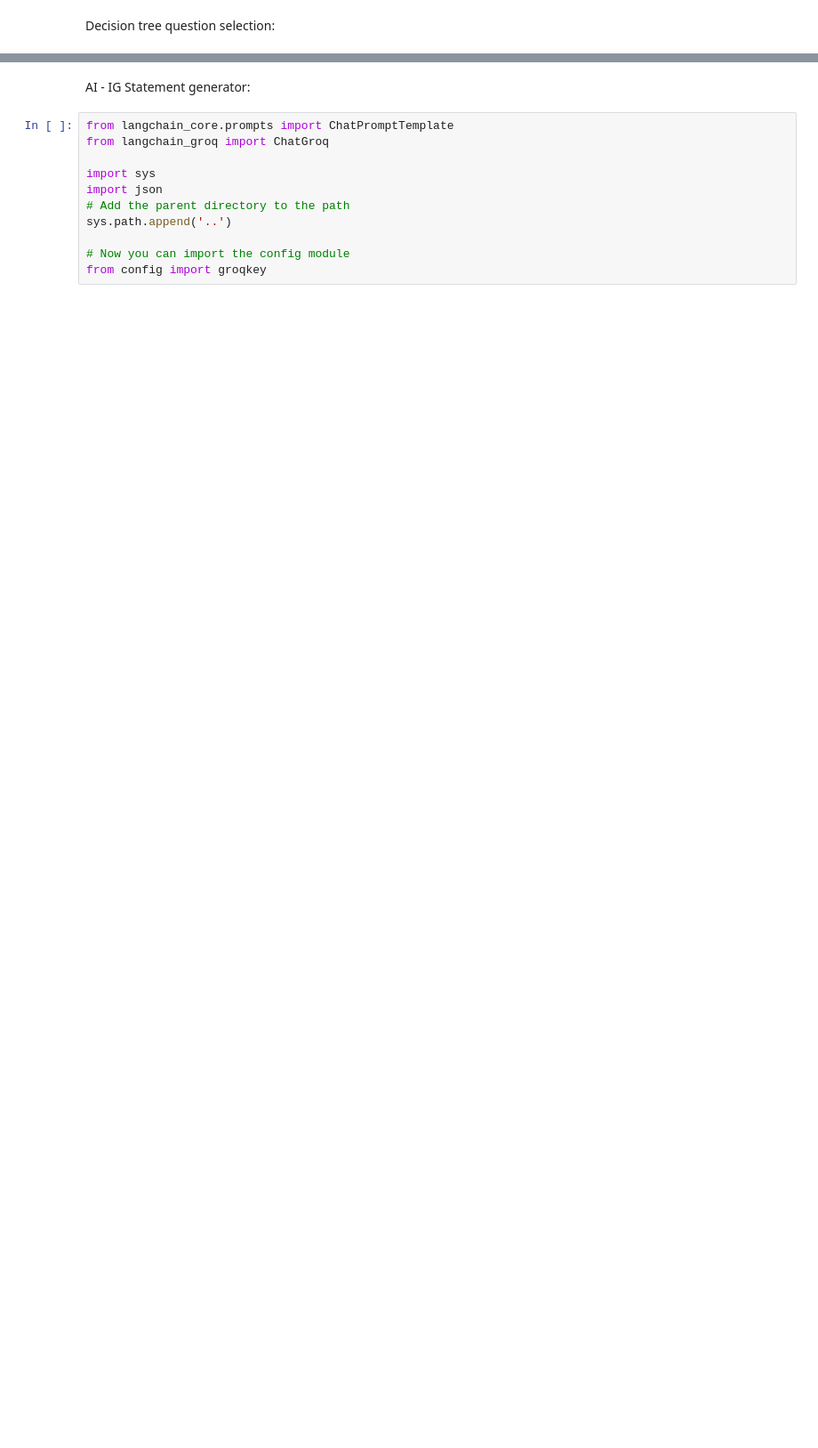
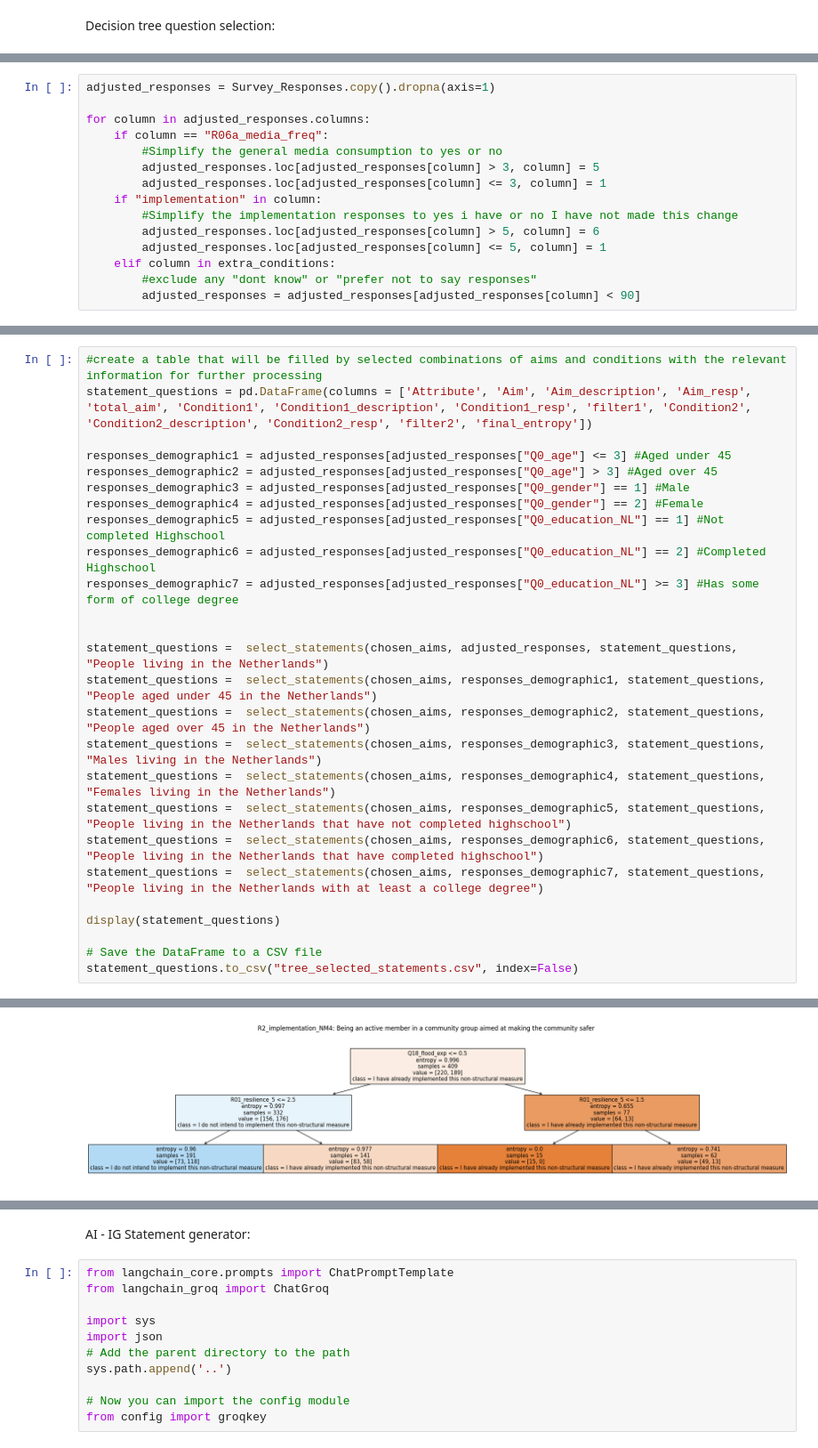
Before and after one commit to GeorgeGitHubbins/MScThesis-Extracting-InformalRules-from-Surveys, a Jupyter notebook: ReadSCALAR.ipynb, the cells around one changed output, grey strips where cells are left out. Shown at 89% size. Saved outputs shown, nothing was run; the diff lists cells and outputs as text; blank space fills up the shorter version.

```diff
--- a/ReadSCALAR.ipynb
+++ b/ReadSCALAR.ipynb
@@ -198 +191,16 @@ for aim in adjusted_aim_responses.columns:
+# %%
+adjusted_responses = Survey_Responses.copy().dropna(axis=1)
+
+for column in adjusted_responses.columns:
+    if column == "R06a_media_freq":
+        #Simplify the general media consumption to yes or no
+        adjusted_responses.loc[adjusted_responses[column] > 3, column] = 5
+        adjusted_responses.loc[adjusted_responses[column] <= 3, column] = 1
+    if "implementation" in column:
+        #Simplify the implementation responses to yes i have or no I have not made this change
+        adjusted_responses.loc[adjusted_responses[column] > 5, column] = 6
+        adjusted_responses.loc[adjusted_responses[column] <= 5, column] = 1
+    elif column in extra_conditions:
+        #exclude any "dont know" or "prefer not to say responses"
+        adjusted_responses = adjusted_responses[adjusted_responses[column] < 90]
 # %%
@@ -359,0 +354,27 @@ Processing aim: R2_implementation_SM3: Reconstructing or reinforcing the walls a
+# %%
+#create a table that will be filled by selected combinations of aims and conditions with the relevant information for further processing
+statement_questions = pd.DataFrame(columns = ['Attribute', 'Aim', 'Aim_description', 'Aim_resp', 'total_aim', 'Condition1', 'Condition1_description', 'Condition1_resp', 'filter1', 'Condition2', 'Condition2_description', 'Condition2_resp', 'filter2', 'final_entropy'])
+
+responses_demographic1 = adjusted_responses[adjusted_responses["Q0_age"] <= 3] #Aged under 45
+responses_demographic2 = adjusted_responses[adjusted_responses["Q0_age"] > 3] #Aged over 45
+responses_demographic3 = adjusted_responses[adjusted_responses["Q0_gender"] == 1] #Male
+responses_demographic4 = adjusted_responses[adjusted_responses["Q0_gender"] == 2] #Female
+responses_demographic5 = adjusted_responses[adjusted_responses["Q0_education_NL"] == 1] #Not completed Highschool
+responses_demographic6 = adjusted_responses[adjusted_responses["Q0_education_NL"] == 2] #Completed Highschool
+responses_demographic7 = adjusted_responses[adjusted_responses["Q0_education_NL"] >= 3] #Has some form of college degree
+
+
+statement_questions =  select_statements(chosen_aims, adjusted_responses, statement_questions, "People living in the Netherlands")
+statement_questions =  select_statements(chosen_aims, responses_demographic1, statement_questions, "People aged under 45 in the Netherlands")
+statement_questions =  select_statements(chosen_aims, responses_demographic2, statement_questions, "People aged over 45 in the Netherlands")
+statement_questions =  select_statements(chosen_aims, responses_demographic3, statement_questions, "Males living in the Netherlands")
+statement_questions =  select_statements(chosen_aims, responses_demographic4, statement_questions, "Females living in the Netherlands")
+statement_questions =  select_statements(chosen_aims, responses_demographic5, statement_questions, "People living in the Netherlands that have not completed highschool")
+statement_questions =  select_statements(chosen_aims, responses_demographic6, statement_questions, "People living in the Netherlands that have completed highschool")
+statement_questions =  select_statements(chosen_aims, responses_demographic7, statement_questions, "People living in the Netherlands with at least a college degree")
+
+display(statement_questions)
+
+# Save the DataFrame to a CSV file
+statement_questions.to_csv("tree_selected_statements.csv", index=False)
+# %% [output]
@@ -359,0 +389 @@ Processing aim: R2_implementation_SM3: Reconstructing or reinforcing the walls a
+[figure, added]
```
Also changed, not shown: parts of 13 cells of this notebook, 4 other files.
